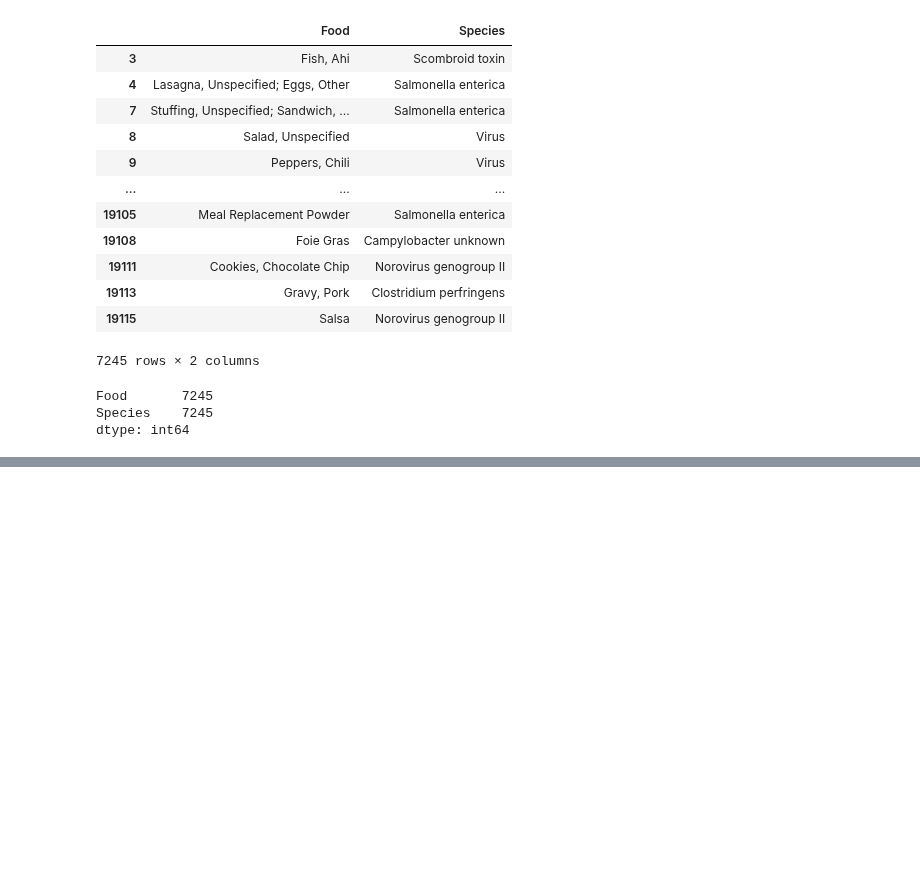
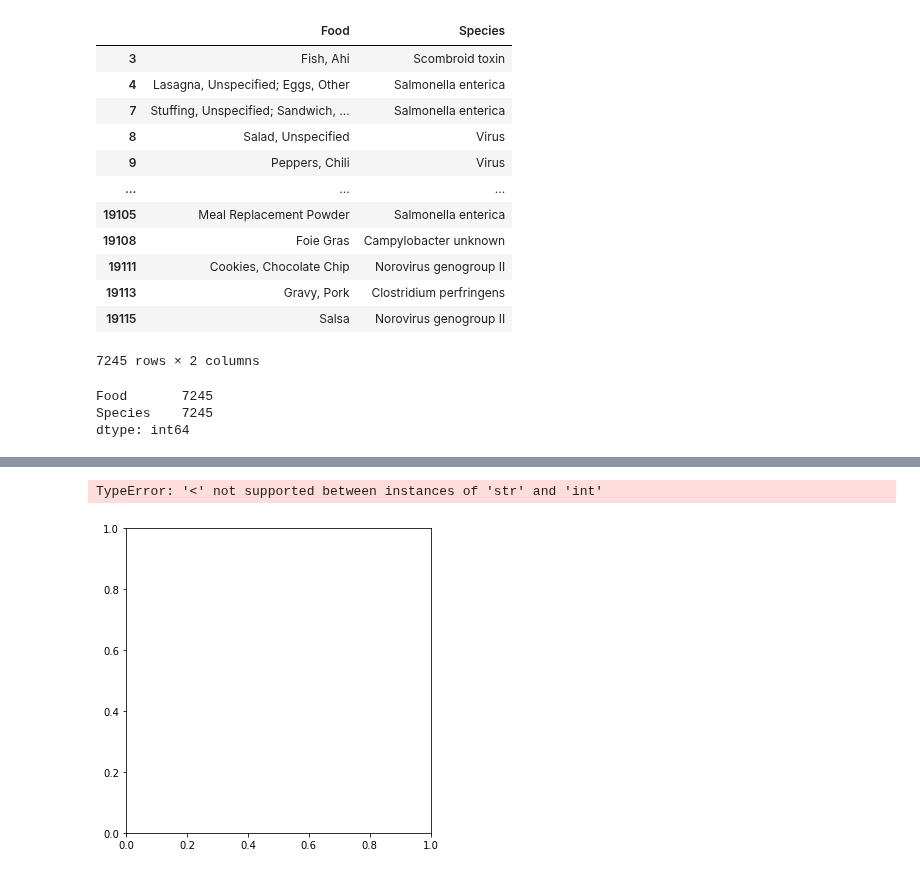
Before and after one commit to DINHC/foodborneillness, a Jupyter notebook: Foodborne_illness.ipynb, the cells around one changed output, grey strips where cells are left out. Saved outputs shown, nothing was run; the diff lists cells and outputs as text; code cells hidden in the pictures; blank space fills up the shorter version.

```diff
--- a/Foodborne_illness.ipynb
+++ b/Foodborne_illness.ipynb
@@ -273,4 +276,7 @@ foodvirus = outbreaks_df.groupby('Species').filter(lambda x : len(x)>500)
 # foodvirus = pd.DataFrame((['Food']),
 # index = (['Norovirus genogroup I', 'Salmonella enterica', 'Norovirus genogroup II','Norovirus unknown','Clostridium perfringens ', 'Staphylococcus aureus ']))
 # foodvirus = foodvirus.plot.pie(y = 'Food', figsize=(5,5))
+
+foodvirus = pd.DataFrame(outbreaks_df.groupby(['Food','Species']).count()).reset_index()
+foodvirus.head()
 # %% [output]
@@ -277,0 +289,12 @@ ValueError: Shape of passed values is (1, 1), indices imply (6, 1)
+# %%
+plt.figure(figsize=(12,6))
+ax1 = plt.subplot(121, aspect="equal")
+foodvirus.plot(kind="pie", y = "Species", ax=ax1, autopct='%1.3f%%',
+              startangle=200, shadow=True, labels=foodvirus, legend = False, fontsize=16)
+
+plt.title("Food and Virus")
+plt.xlabel("")
+plt.ylabel("")
+# %% [output]
+TypeError: '<' not supported between instances of 'str' and 'int'
+[figure, added]
```
Also changed, not shown: parts of 4 cells of this notebook.
